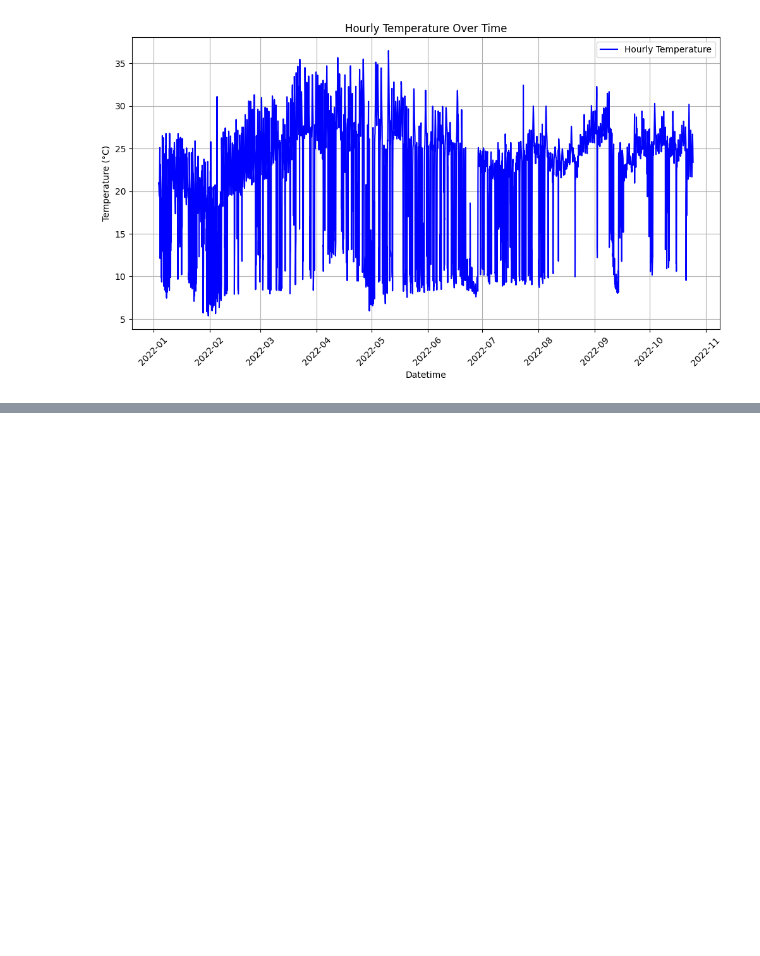
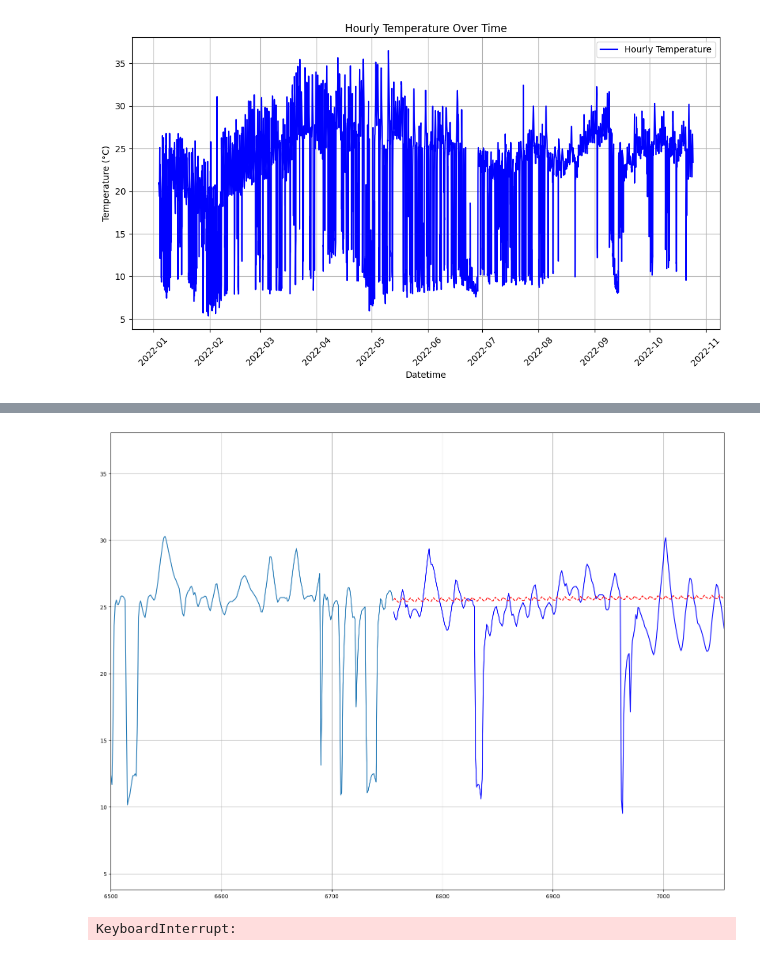
Before and after one commit to Grid-Resilience-Wentworth-Collaboration/time-series-tutorials-2025, a Jupyter notebook: WeatherPrediction.ipynb, the cells around one changed output, grey strips where cells are left out. Drawn from its saved outputs; the diff is of its cells as text; code cells hidden in the pictures; blank space fills up the shorter version.

```diff
--- a/WeatherPrediction.ipynb
+++ b/WeatherPrediction.ipynb
@@ -45,35 +54,4 @@ plt.show()
 # %%
-import pandas as pd
-
-# Convert timestamp to datetime format
-df['timestamp'] = pd.to_datetime(df['Datetime'])
-df.set_index('timestamp', inplace=True)
-
-# Display first few rows
-print(df.head())
-from statsmodels.tsa.stattools import adfuller
-from statsmodels.tsa.statespace.sarimax import SARIMAX
-
-# Define the SARIMAX model
-model = SARIMAX(df['Hourly_Temp'], order=(1,1,1), seasonal_order=(1,1,1,24))
-result = model.fit()
-
-# Print summary
-print(result.summary())
-
-
-import matplotlib.pyplot as plt
-
-# Forecast
-forecast = result.get_forecast(steps=72)
-forecast_index = pd.date_range(start=df.index[-1], periods=73, freq='H')[1:]
-forecast_series = pd.Series(forecast.predicted_mean.values, index=forecast_index)
-
-# Plot results
-plt.figure(figsize=(12,6))
-plt.plot(df.index, df['hourly_temp'], label="Observed")
-plt.plot(forecast_series.index, forecast_series, label="Forecast", color='red')
-plt.legend()
-plt.title("Hourly Temperature Forecast for Next 72 Hours")
-plt.show()
+forecast = model_fit.forecast(steps=300)
+forecast
 # %% [output]
@@ -105,0 +70,16 @@ KeyError: 'hourly_temp'
+# %%
+plt.figure(figsize = (20,15))
+plt.xlim(6500, testy.index[-1])
+plt.plot(trainy.index,trainy.values)
+#plt.plot(test.index,test.values)
+#plt.plot(test.index,forecast.values)
+plt.plot(testy.index, testy, label="Actual", color='blue')
+plt.plot(testy.index, forecast, label="Forecast", color='red', linestyle='dashed')
+plt.grid()
+plt.show()
+# %% [output]
+[figure, added]
+# %%
+model2 = auto_arima(trainy,seasonal=True, m=5)
+# %% [output]
+KeyboardInterrupt:
```
Also changed, not shown: parts of 7 cells of this notebook, 1 other file.
